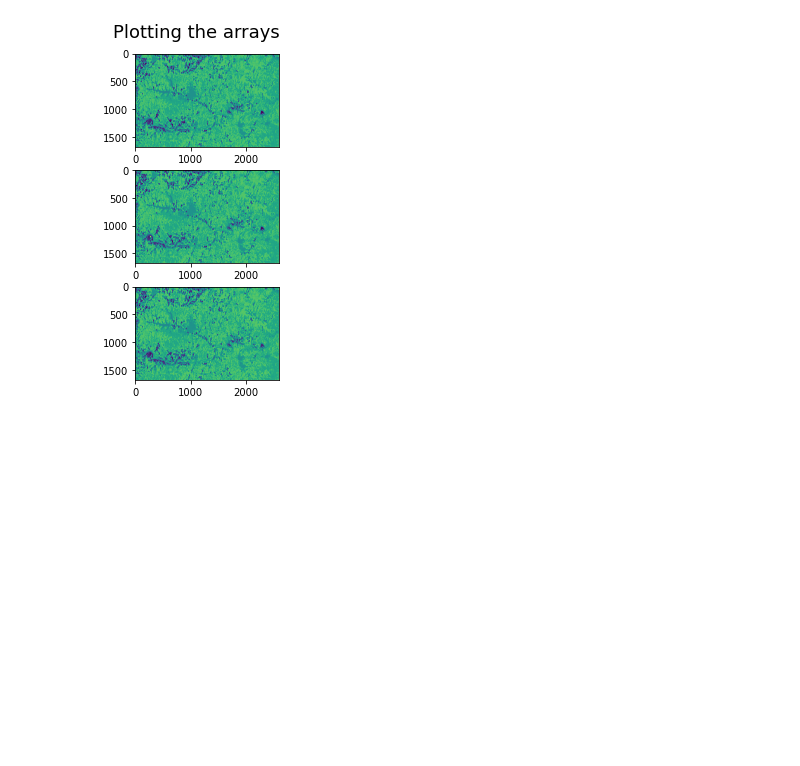
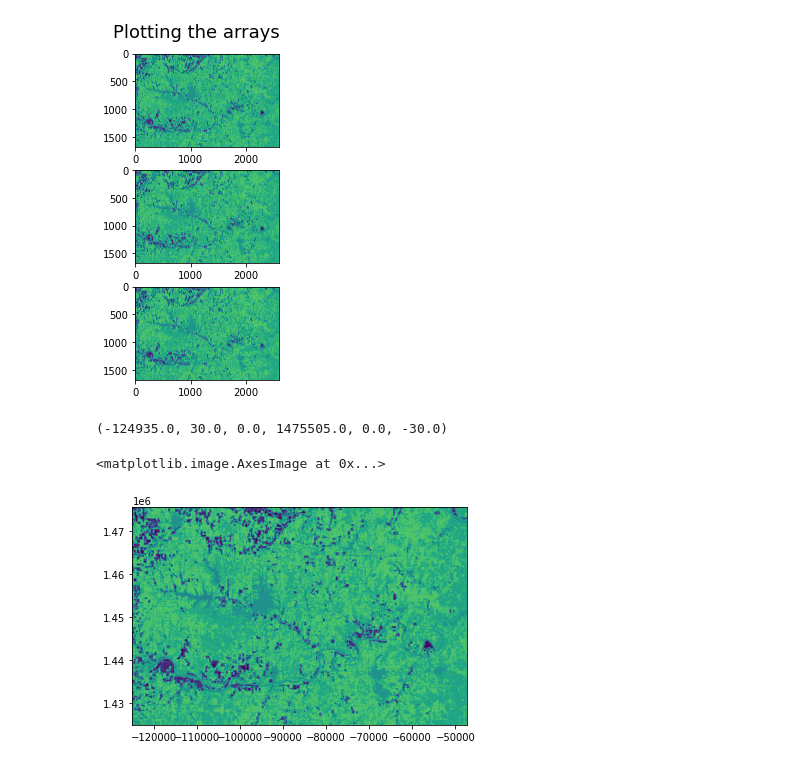
Before and after one commit to abhiramp1/LCLU_databytes, a Jupyter notebook: LCLU.ipynb, the cells around one changed output. Cells and saved outputs as stored; diff of their text form; code cells hidden in the pictures; blank space fills up the shorter version.

```diff
--- a/LCLU.ipynb
+++ b/LCLU.ipynb
@@ -84,0 +92,14 @@ axs[2].imshow(arr_list[2])
+# %%
+#getting the extent of the shapefile
+dataset = gdal.Open(imag_path + "/CDL_2020_clip_20230329101614_1349936043.tif")
+band   = dataset.GetRasterBand(1)
+data   = np.array(band.ReadAsArray())
+geoTrans = dataset.GetGeoTransform()
+x0, width, x_rotation, y0, y_rotation, height = geoTrans
+print(geoTrans)
+extent = x0, x0 + len(data[0]) * width, y0 + len(data) * height, y0
+pyplot.imshow(arr_list[0], extent = extent)
+# %% [output]
+(-124935.0, 30.0, 0.0, 1475505.0, 0.0, -30.0)
+<matplotlib.image.AxesImage at 0x...>
+[figure, added]
```
Also changed, not shown: parts of 13 cells of this notebook.
